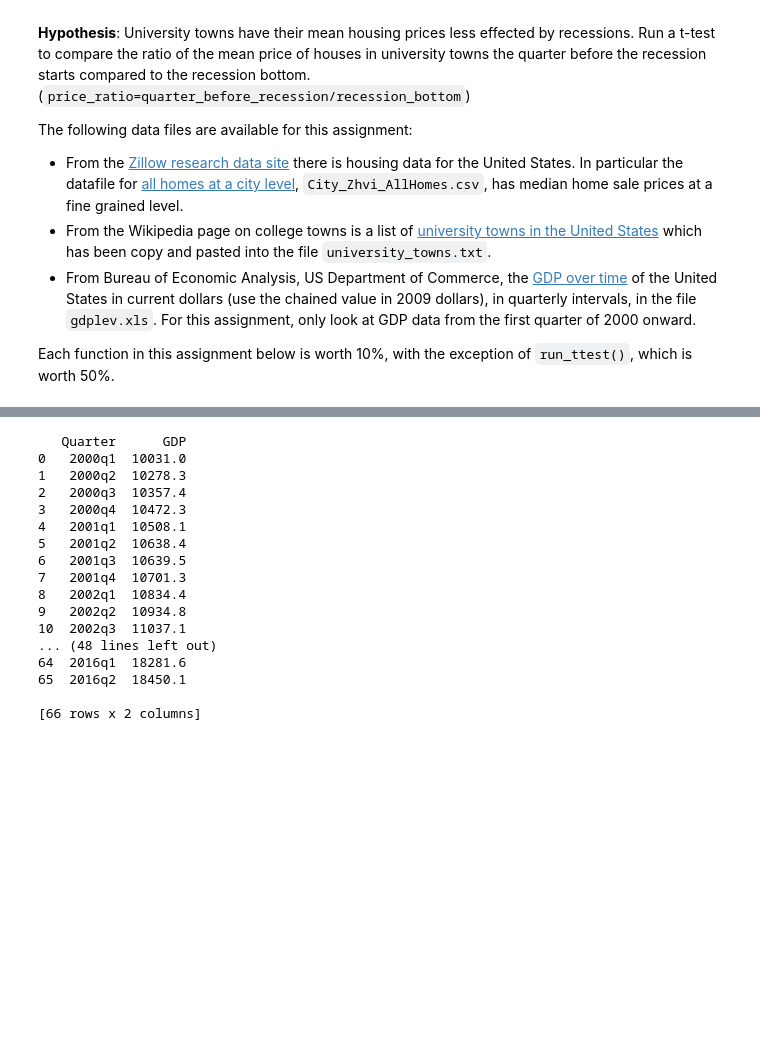
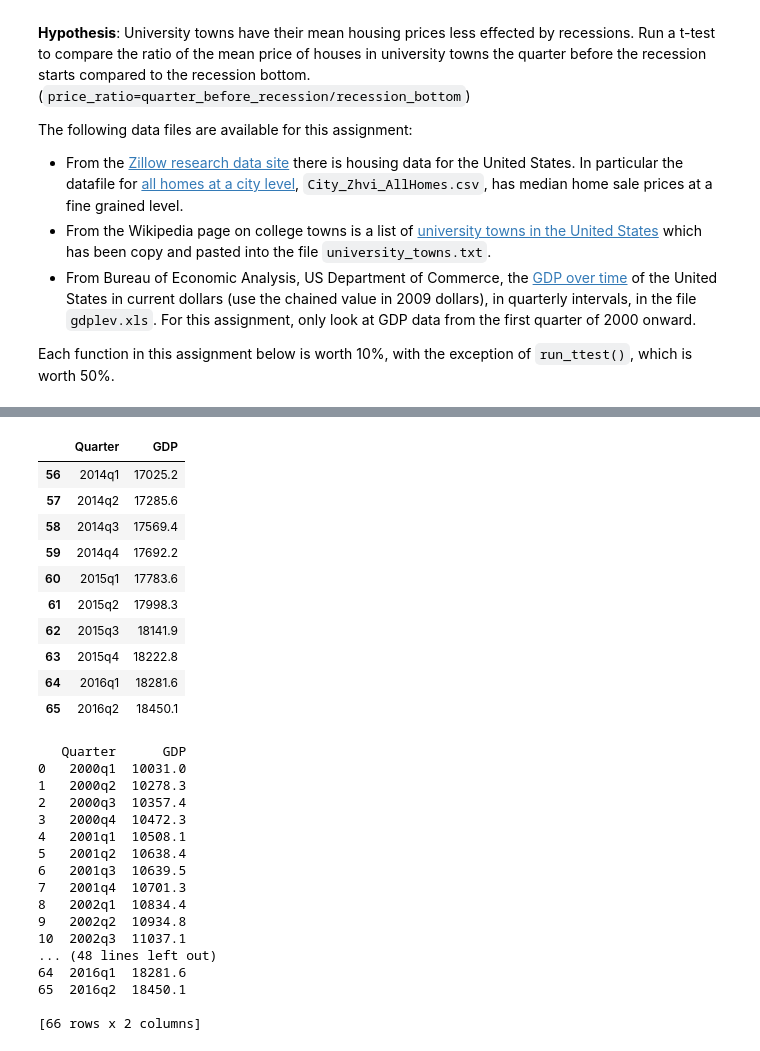
Before and after one commit to aicharya/DSA_Python, a Jupyter notebook: HypothesisTestingAssignment4_AnswersWithoutCode(CMB Summission)-.ipynb, the cells around one changed output, grey strips where cells are left out. Saved outputs shown, nothing was run; the diff lists cells and outputs as text; code cells hidden in the pictures; blank space fills up the shorter version.

```diff
--- a/HypothesisTestingAssignment4_AnswersWithoutCode(CMB Summission)-.ipynb
+++ b/HypothesisTestingAssignment4_AnswersWithoutCode(CMB Summission)-.ipynb
@@ -28,3 +103,17 @@ states = {'OH': 'Ohio', 'KY': 'Kentucky', 'AS': 'American Samoa', 'NV': 'Nevada'
+# %%
+gdplev.tail(10)
+# %% [output]
+|  | Quarter | GDP |
+| 56 | 2014q1 | 17025.2 |
+| 57 | 2014q2 | 17285.6 |
+| 58 | 2014q3 | 17569.4 |
+| 59 | 2014q4 | 17692.2 |
+| 60 | 2015q1 | 17783.6 |
+| 61 | 2015q2 | 17998.3 |
+| 62 | 2015q3 | 18141.9 |
+| 63 | 2015q4 | 18222.8 |
+| 64 | 2016q1 | 18281.6 |
+| 65 | 2016q2 | 18450.1 |
 # %%
 #!cat university_towns.txt
 
```
Also changed, not shown: parts of 6 cells of this notebook.
